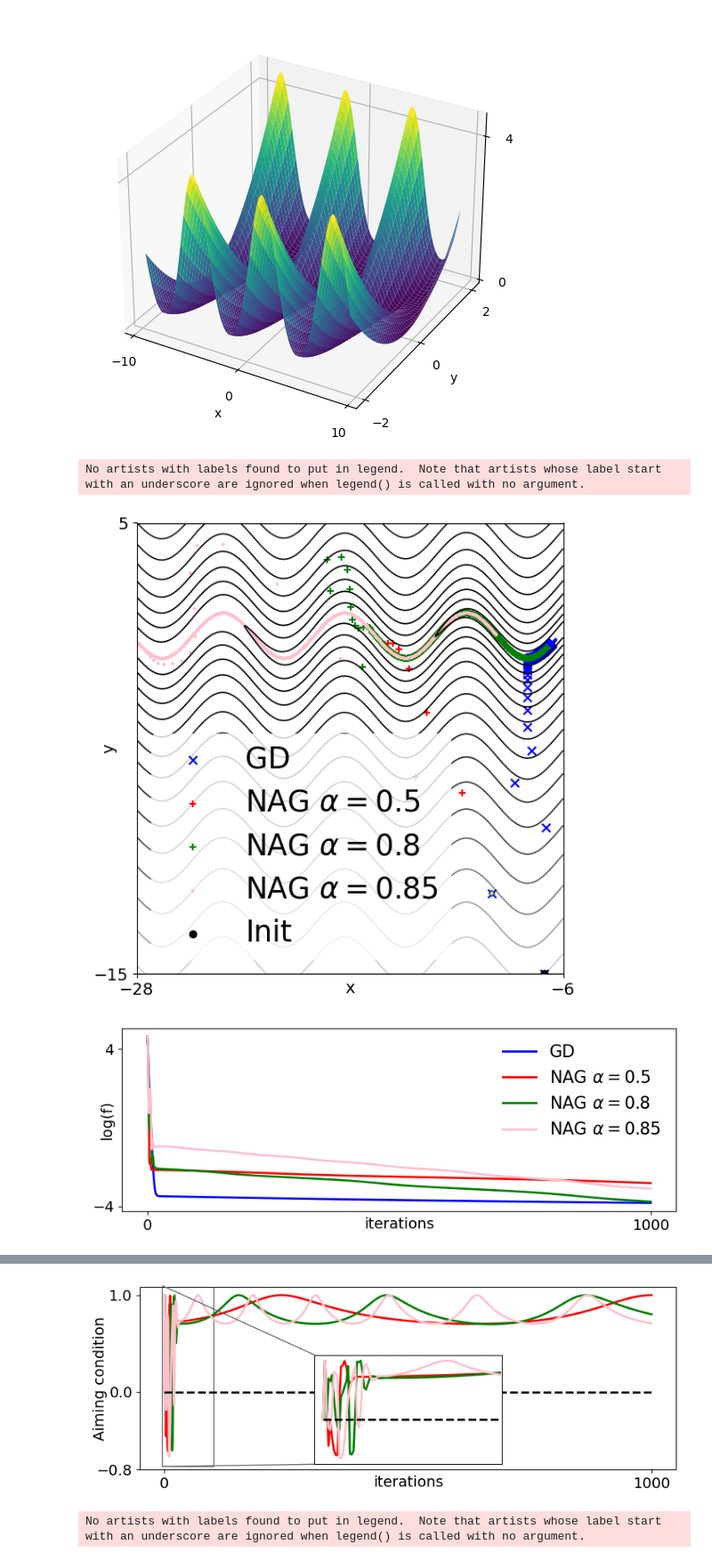
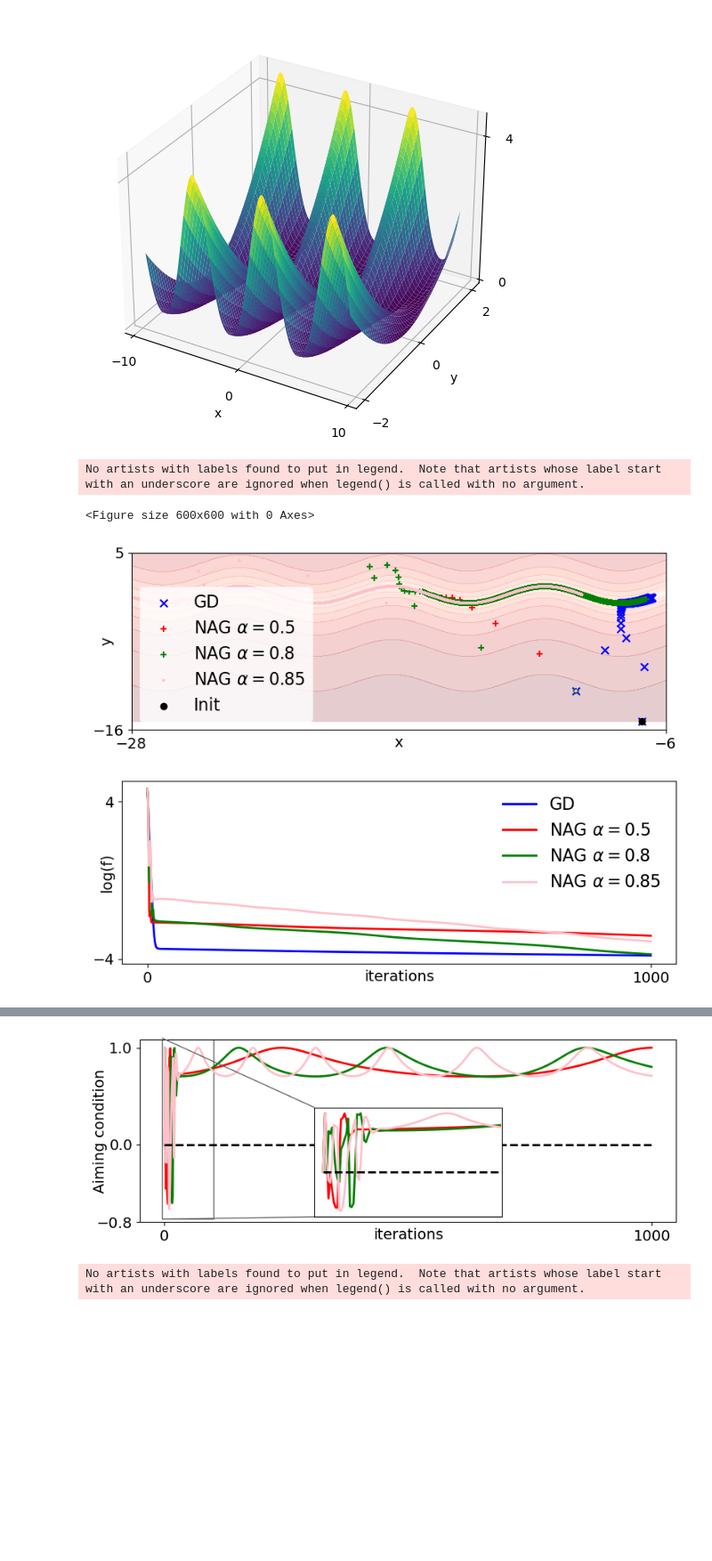
Before and after one commit to J-Hermant/Nesterov_Acceleration_Aiming_Condition, a Jupyter notebook: bad_corr_gd_better.ipynb, the cells around one changed output, grey strips where cells are left out. Shown at 89% size. Drawn from its saved outputs; the diff is of its cells as text; code cells hidden in the pictures; blank space fills up the shorter version.

```diff
--- a/bad_corr_gd_better.ipynb
+++ b/bad_corr_gd_better.ipynb
@@ -173,20 +173,22 @@ Z = F(X, Y,epsilon)
 #     np.linspace(0, 10, 10),   # zone dense autour de zéro
 #     np.linspace(10, Z.max(), 10)
 # ])
-levels_brut = np.linspace(0,1,20)
-levels = (levels_brut**4)*Z.max()
-# levels.reverse()
+# levels_brut = np.linspace(0,1,20)
+# levels = (levels_brut**4)*Z.max()
+# # levels.reverse()
 
-for lev in levels:
-    # alpha augmente avec la valeur du niveau
-    # (tu peux ajuster la fonction pour obtenir l’effet que tu veux)
-    alpha = lev / levels.max()
+# for lev in levels:
+#     # alpha augmente avec la valeur du niveau
+#     # (tu peux ajuster la fonction pour obtenir l’effet que tu veux)
+#     alpha = lev / levels.max()
 
-    plt.contour(X, Y, Z, levels=[lev],
-                colors='black',
-                linewidths=1.2,
-                alpha=1-alpha)
-# plt.contour(X, Y, Z, levels=10, cmap="plasma",alpha = 0.2)
+#     plt.contour(X, Y, Z, levels=[lev],
+#                 colors='black',
+#                 linewidths=1.2,
+#                 alpha=1-alpha)
+plt.figure(figsize=(8,3))
+fontsize_legend = 16
+plt.contourf(X, Y, np.log(Z), levels=10, cmap="Reds",alpha = 0.2)
 
 # plt.contour(X, Y, Z, levels=10, cmap="plasma")
 
@@ -200,7 +202,7 @@ plt.scatter(x_gd[0, 0], x_gd[1, 0],color="black",label="Init")
 # plt.scatter(0, 0,color="yellow",label="Minimizer")
 plt.xlabel("x",fontsize =fontsize,labelpad=-15)
 plt.xticks([-28,-6],fontsize =fontsize)
-plt.yticks([-15,5],fontsize =fontsize)
+plt.yticks([-16,5],fontsize =fontsize)
 plt.ylabel("y",fontsize =fontsize,labelpad=-20)
 # plt.title("Trajectoires GD vs NAG")
 plt.legend(edgecolor=(1,1,1),fontsize=fontsize_legend)
@@ -258,34 +260,35 @@ plt.plot(xx,np.zeros(n_iter)*xx,linestyle="--",color="black",lw=2)
 plt.xlabel("iterations",fontsize =fontsize,labelpad=-15)
 plt.xticks((0,1000),fontsize =fontsize)
 plt.yticks((-0.8,0,1),fontsize =fontsize)
 plt.ylabel("Aiming condition",fontsize =fontsize,labelpad=-10)
 ax = plt.gca()  # axe principal
 axins = inset_axes(ax, width="35%", height="60%", loc='lower center')
 
 # Plot du zoom : 100 premières itérations
 axins.plot(corr_0[:100],  c='red',  lw=2)
 axins.plot(corr_1[:100],  c='green', lw=2)
 axins.plot(corr_2[:100],  c='pink',  lw=2)
 axins.plot(xx[:100],(np.zeros(n_iter)*xx)[:100],linestyle="--",color="black",lw=2)
 # Définition du domaine du zoom
 axins.set_xlim(-5, 100)
 axins.set_ylim(min(corr_0[:100].min(), corr_1[:100].min(), corr_2[:100].min())-0.1,
                max(corr_0[:100].max(), corr_1[:100].max(), corr_2[:100].max())+0.1)
 
 # Retirer les labels du zoom pour éviter le fouillis
 axins.set_xticks([])
 axins.set_yticks([])
 
 # Petits traits reliant la fenêtre au graphe principal
 mark_inset(ax, axins, loc1=2, loc2=3, fc="none", ec="0.4")
 # plt.title("Convergence en log des méthodes")
 plt.legend(edgecolor=(1,1,1),fontsize=fontsize_legend)
 # plt.grid(alpha=0.3)
 plt.tight_layout()
 plt.savefig("figures/toy_example_corr.pdf", dpi=300, bbox_inches="tight")
 # %% [output]
 No artists with labels found to put in legend.  Note that artists whose label start with an underscore are ignored when legend() is called with no argument.
+<Figure size 600x600 with 0 Axes>
-[figure, old version]
+[figure, new version]
 [figure]
 [figure]
 [figure]
```
Also changed, not shown: 1 other file.
